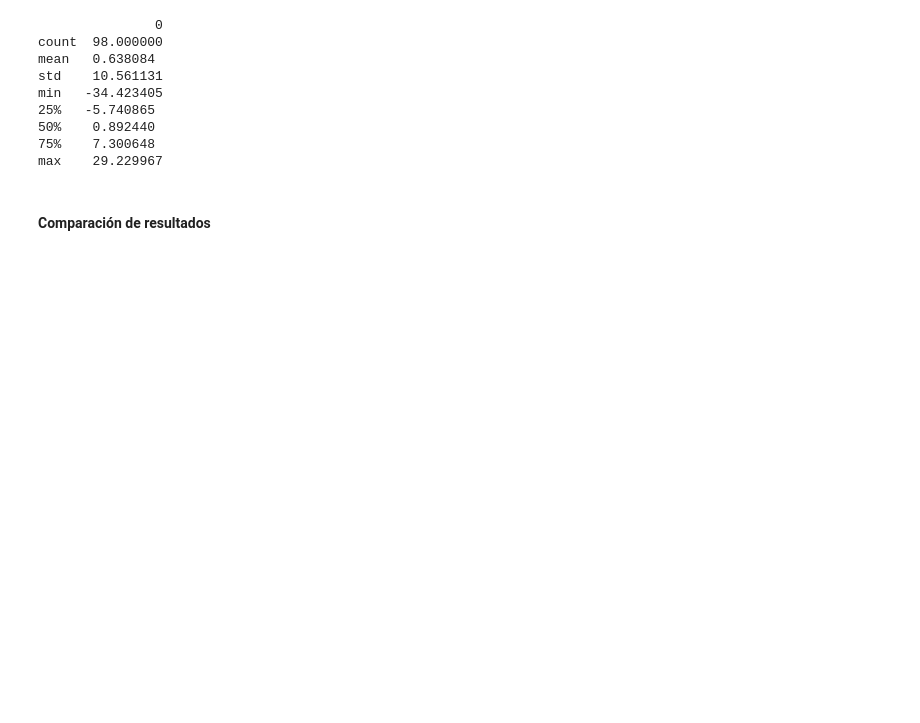
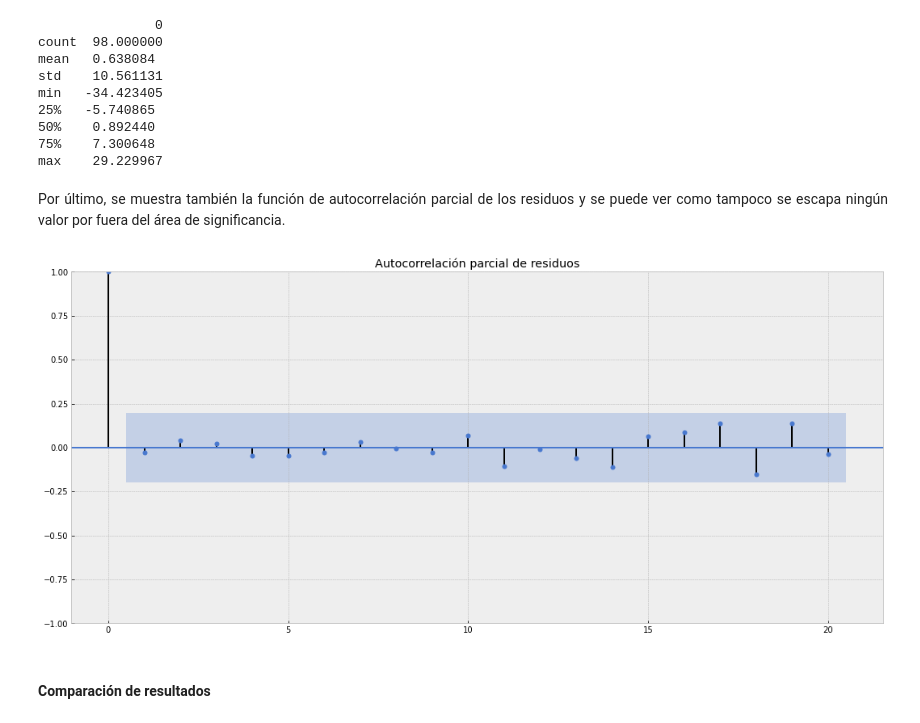
Before and after one commit to alu0100889635/TAAD, a Jupyter notebook: P3AST/Proyecto_AST_TAAD.ipynb, the cells around one changed output. Saved outputs shown, nothing was run; the diff lists cells and outputs as text; code cells hidden in the pictures; blank space fills up the shorter version.

```diff
--- a/P3AST/Proyecto_AST_TAAD.ipynb
+++ b/P3AST/Proyecto_AST_TAAD.ipynb
@@ -1065,6 +1071,12 @@ min   -34.423405
 50%    0.892440
 75%    7.300648
 max    29.229967
+# %% [markdown]
+<p align="justify">Por último, se muestra también la función de autocorrelación parcial de los residuos y se puede ver como tampoco se escapa ningún valor por fuera del área de significancia.</p>
+# %%
+plot_pacf(residuals, title="Autocorrelación parcial de residuos");
+# %% [output]
+[figure, added]
 # %% [markdown]
 #### Comparación de resultados
 # %% [markdown]
```
Also changed, not shown: parts of 10 cells of this notebook.
